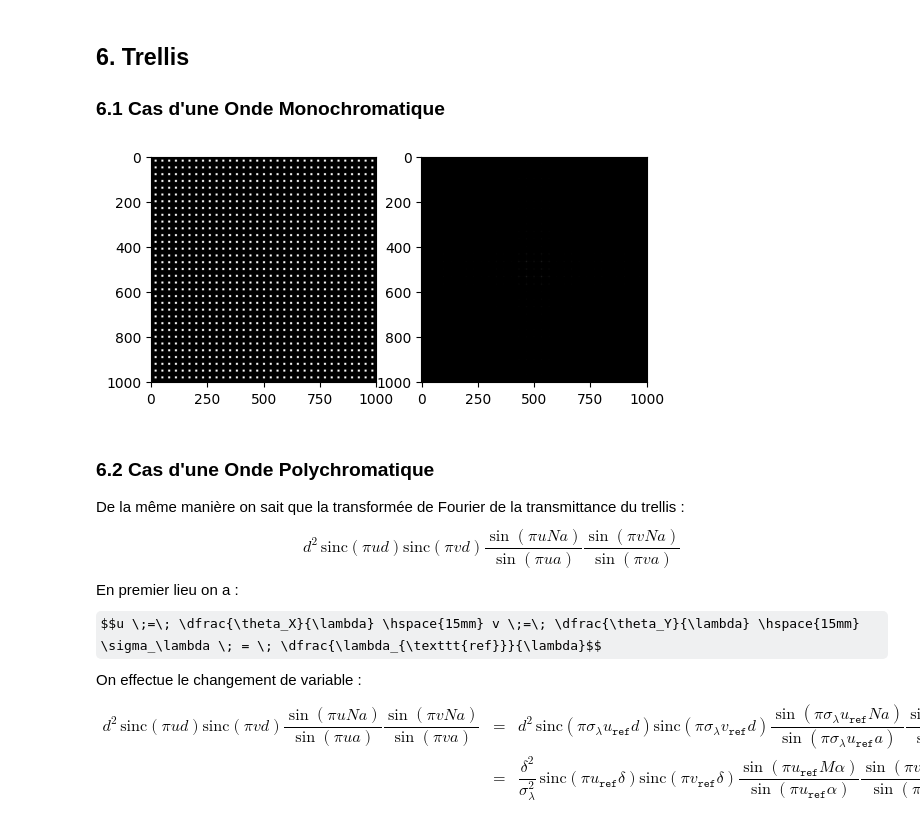
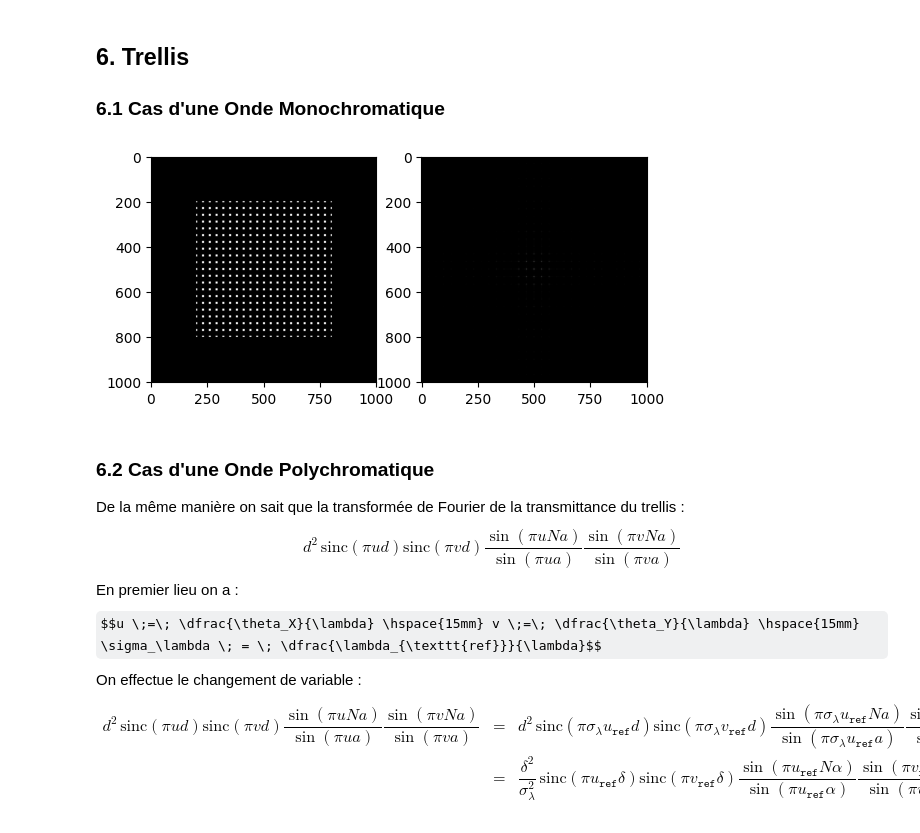
Before and after one commit to fouakh/PM102, a Jupyter notebook: TP3.ipynb, the cells around one changed output. Drawn from its saved outputs; the diff is of its cells as text; code cells hidden in the pictures; some formulas as TeX source.

```diff
--- a/TP3.ipynb
+++ b/TP3.ipynb
@@ -325,8 +323,10 @@ Où :
 Donc pour 2 longeurs d'ondes différentes on a :
 $$\dfrac{\texttt{nb_pixels1}}{\texttt{nb_pixels2}} \;=\; \dfrac{\lambda_1}{\lambda_2}$$
 # %%
-for i in range(len(diffraction_order.wavelengths)-1):
-    print(f"lambda1\t=\t{diffraction_order.wavelengths[0]}\nlambda2\t=\t{diffraction_order.wavelengths[i+1]}\n")
-    print(f"nb_pixels1/nb_pixels2\t=\t{diffraction_order.dist_order1[0]/diffraction_order.dist_order1[i+1]}")
-    print(f"lambda1/lambda2\t=\t{diffraction_order.wavelengths[0]/diffraction_order.wavelengths[i+1]}\n")
+dist_ord1 = diffraction_order.dist_order1[::-1]
+wl = diffraction_order.wavelengths[::-1]
+for i in range(len(wl)-1):
+    print(f"lambda1\t=\t{wl[i+1]}\nlambda2\t=\t{wl[0]}\n")
+    print(f"nb_pixels1/nb_pixels2\t=\t{dist_ord1[i+1]/dist_ord1[0]}")
+    print(f"lambda1/lambda2\t=\t{wl[i+1]/wl[0]}\n")
 # %% [output]
@@ -346,9 +352,10 @@ lambda1/lambda2 =       0.6875
 
 ### 5.1 Cas d'une Onde Monochromatique
 # %%
-a = 8
+a = 6
 N = 22
-d = 1000 / N
+lenWindow = 600
+d = lenWindow / N
 
 x = np.arange(-500, 501, 1)
 X, Y = np.meshgrid(x, x)
@@ -357,11 +364,11 @@ grating = np.zeros_like(X)
 
 for i in range(-N // 2, N // 2 + 1):
     x_offset = i * d
-    mask = (np.abs(X - x_offset) <= a / 2)
+    mask = (np.abs(X - x_offset) <= a / 2) & (np.abs(Y) <= lenWindow / 2)
     grating[mask] = 1
 for i in range(-N // 2, N // 2 + 1):
     y_offset = i * d
-    mask = (np.abs(Y - y_offset) <= a / 2)
+    mask = (np.abs(Y - y_offset) <= a / 2) & (np.abs(X) <= lenWindow / 2)
     grating[mask] = 1
 
 plt.subplot(121)
@@ -392,9 +399,7 @@ a^2\,\text{sinc}\left(\pi u a\right)\text{sinc}\left(\pi v a\right) \dfrac{\sin\
 \end{array}$$
 # %%
 alpha = a * sigma
-M = N * sigma
-M = M.astype(int)
-delta = 1000 / M
+delta = d * sigma
 
 Red_Img = np.zeros_like(X, dtype=np.float64)
 Blue_Img = np.zeros_like(X, dtype=np.float64)
@@ -402,11 +407,11 @@ Green_Img = np.zeros_like(X, dtype=np.float64)
 
 for j, wl in enumerate(wavelength):
     grating = np.zeros_like(X)
-    for i in range(-M[j] // 2, M[j] // 2 + 1):
+    for i in range(-N // 2, N // 2 + 1):
         x_offset = i * delta[j]
         mask = (np.abs(X - x_offset) <= alpha[j] / 2)
         grating[mask] = 1
-    for i in range(-M[j] // 2, M[j] // 2 + 1):
+    for i in range(-N // 2, N // 2 + 1):
         y_offset = i * delta[j]
         mask = (np.abs(Y - y_offset) <= alpha[j] / 2)
         grating[mask] = 1
@@ -422,10 +427,9 @@ for j, wl in enumerate(wavelength):
     Blue_Img += yb[index] / silly_coeff * np.abs(ft)
     Green_Img += yg[index] / silly_coeff * np.abs(ft)
 
-another_silly_coeff = 2
-Red_Img = 255 * Red_Img * another_silly_coeff
-Blue_Img = 255 * Blue_Img * another_silly_coeff
-Green_Img = 255 * Green_Img * another_silly_coeff
+Red_Img = 255 * Red_Img
+Blue_Img = 255 * Blue_Img
+Green_Img = 255 * Green_Img
 
 Red_Img = Red_Img.astype(int)
 Blue_Img = Blue_Img.astype(int)
@@ -450,36 +454,37 @@ plt.show()
 # %%
 a = 20
 d = 10
-N = int(1000 / (d+a))+1
+lenWindow = 600
+N = int(lenWindow / (d + a))
 
 x = np.arange(-500, 501, 1)
 X, Y = np.meshgrid(x, x)
 
 grating = np.ones_like(X)
 
 for i in range(-N // 2 - 1, N // 2 + 1):
     x_offset = i * (d + a) - (d + a)/2
-    mask = (np.abs(X - x_offset) <= a / 2)
+    mask = (np.abs(X - x_offset) <= a / 2) | (abs(Y) > lenWindow / 2)
     grating[mask] = 0
 for i in range(-N // 2 - 1, N // 2 + 1):
     y_offset = i * (d + a) - (d + a)/2
-    mask = (np.abs(Y - y_offset) <= a / 2)
+    mask = (np.abs(Y - y_offset) <= a / 2) | (abs(X) > lenWindow / 2)
     grating[mask] = 0
 
 plt.subplot(121)
 plt.set_cmap("gray")
 plt.imshow(grating)
 
 ft = np.fft.fftshift(grating)
 ft = np.fft.fft2(ft)
 ft = np.fft.fftshift(ft)
 
 plt.subplot(122)
 plt.imshow(abs(ft))
 
 plt.show()
 # %% [output]
-[figure, old version]
+[figure, new version]
 # %% [markdown]
 ### 6.2 Cas d'une Onde Polychromatique
 
@@ -490,7 +495,7 @@ $$u \;=\; \dfrac{\theta_X}{\lambda} \hspace{15mm} v \;=\; \dfrac{\theta_Y}{\lamb
 On effectue le changement de variable :
 $$\begin{array}{rcl}
 d^2\,\text{sinc}\left(\pi u d\right)\text{sinc}\left(\pi v d\right) \dfrac{\sin\left(\pi u Na\right)}{\sin\left(\pi u a\right)} \dfrac{\sin\left(\pi v Na\right)}{\sin\left(\pi v a\right)} &\;=\;& d^2\,\text{sinc}\left(\pi \sigma_\lambda u_{\texttt{ref}} d\right)\text{sinc}\left(\pi \sigma_\lambda v_{\texttt{ref}} d\right) \dfrac{\sin\left(\pi \sigma_\lambda u_{\texttt{ref}} Na\right)}{\sin\left(\pi \sigma_\lambda u_{\texttt{ref}} a\right)}\dfrac{\sin\left(\pi \sigma_\lambda v_{\texttt{ref}} Na\right)}{\sin\left(\pi \sigma_\lambda v_{\texttt{ref}} a\right)} \\
-&\;=\;& \dfrac{\delta^2}{\sigma_\lambda^2}\,\text{sinc}\left(\pi u_{\texttt{ref}} \delta\right)\text{sinc}\left(\pi v_{\texttt{ref}} \delta\right) \dfrac{\sin\left(\pi u_{\texttt{ref}} M\alpha\right)}{\sin\left(\pi u_{\texttt{ref}} \alpha\right)} \dfrac{\sin\left(\pi v_{\texttt{ref}} M\alpha\right)}{\sin\left(\pi v_{\texttt{ref}} \alpha\right)}
+&\;=\;& \dfrac{\delta^2}{\sigma_\lambda^2}\,\text{sinc}\left(\pi u_{\texttt{ref}} \delta\right)\text{sinc}\left(\pi v_{\texttt{ref}} \delta\right) \dfrac{\sin\left(\pi u_{\texttt{ref}} N\alpha\right)}{\sin\left(\pi u_{\texttt{ref}} \alpha\right)} \dfrac{\sin\left(\pi v_{\texttt{ref}} N\alpha\right)}{\sin\left(\pi v_{\texttt{ref}} \alpha\right)}
 \end{array}$$
 # %%
 alpha = a * sigma
```
Also changed, not shown: parts of 13 cells of this notebook, 1 other file.
